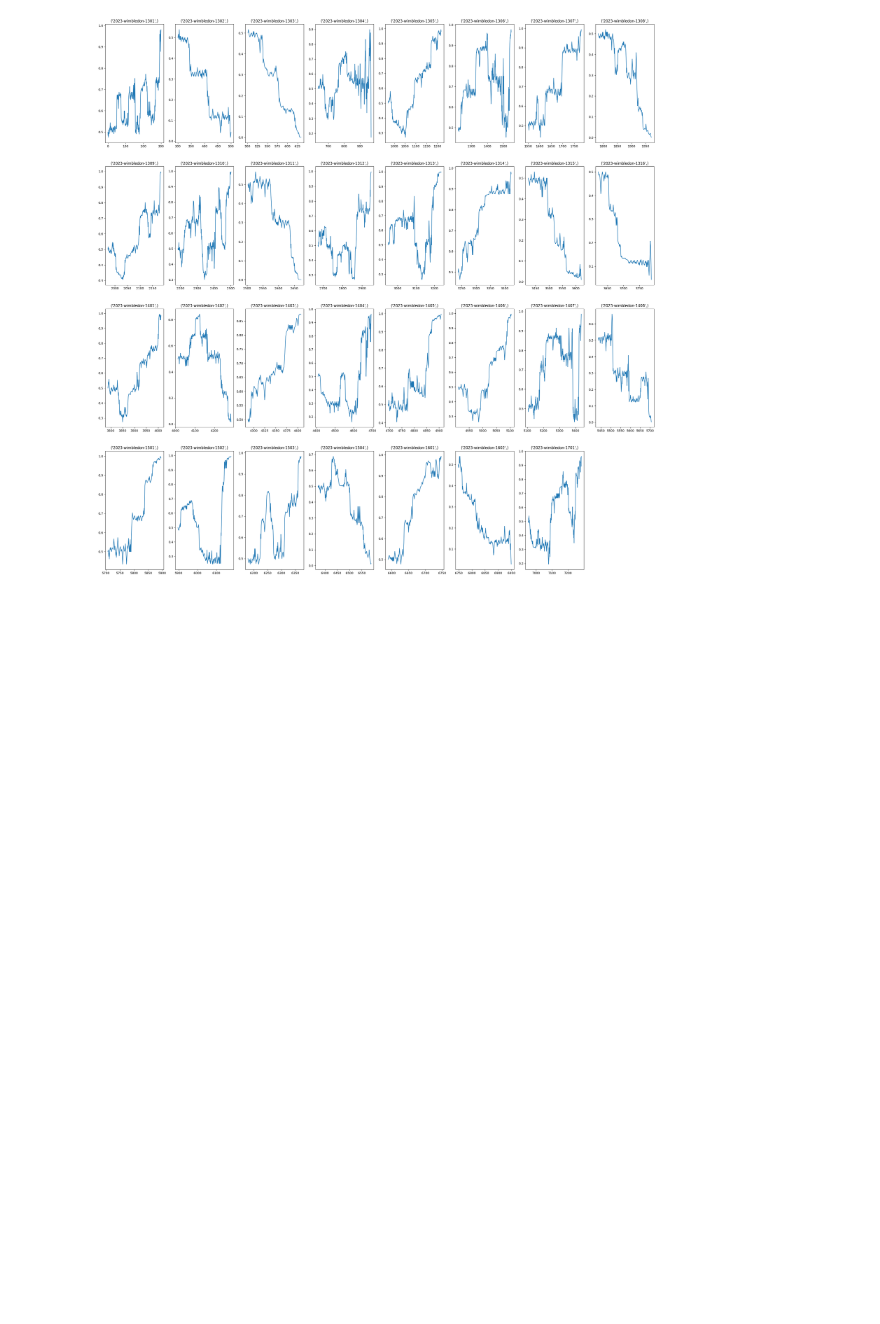
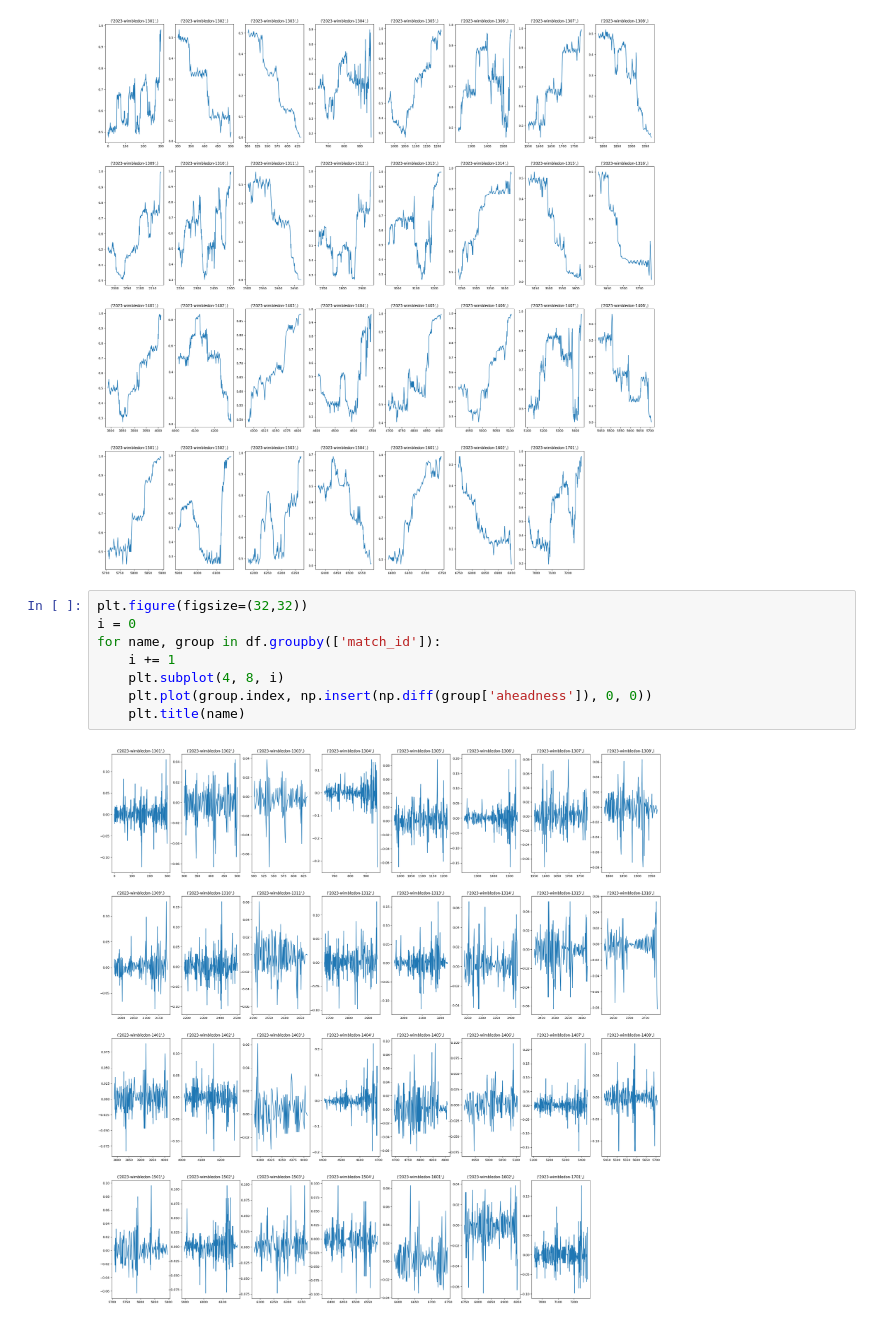
Before and after one commit to thearyanmittal/wimbledon-momentum, a Jupyter notebook: analysis.ipynb, the cells around one changed output. Drawn from its saved outputs; the diff is of its cells as text; blank space fills up the shorter version.

Commit message:
added derivative plot

```diff
--- a/analysis.ipynb
+++ b/analysis.ipynb
@@ -30,3 +29,13 @@ for name, group in df.groupby(['match_id']):
     plt.title(name)
 # %% [output]
 [figure]
+# %%
+plt.figure(figsize=(32,32))
+i = 0
+for name, group in df.groupby(['match_id']):
+    i += 1
+    plt.subplot(4, 8, i)
+    plt.plot(group.index, np.insert(np.diff(group['aheadness']), 0, 0))
+    plt.title(name)
+# %% [output]
+[figure, added]
```
Also changed, not shown: parts of 1 cell of this notebook.
